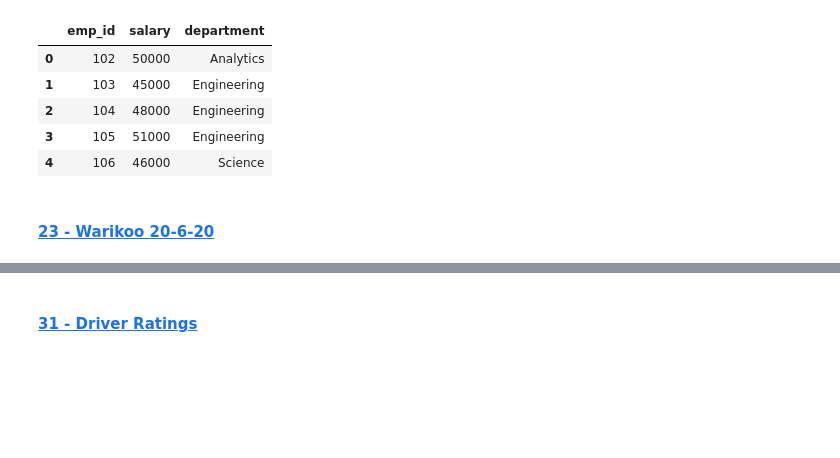
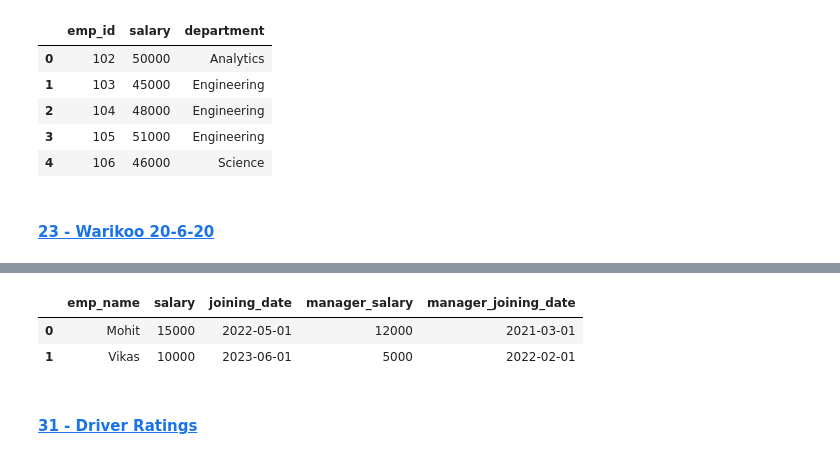
Before and after one commit to smor20/data_analysis, a Jupyter notebook: sql_on_pandas.ipynb, the cells around one changed output, grey strips where cells are left out. Drawn from its saved outputs; the diff is of its cells as text; code cells hidden in the pictures; blank space fills up the shorter version.

```diff
--- a/sql_on_pandas.ipynb
+++ b/sql_on_pandas.ipynb
@@ -1947,0 +2636,17 @@ group by user_name;
+# %%
+import pandas as pd
+
+# Create a dictionary with the employee data
+employee_data = {
+    'emp_id': [1, 2, 3, 4, 5, 6, 7, 8, 9, 10],
+    'emp_name': ['Ankit', 'Mohit', 'Vikas', 'Rohit', 'Mudit', 'Agam', 'Sanjay', 'Ashish', 'Mukesh', 'Rakesh'],
+    'joining_date': ['2021-01-01', '2022-05-01', '2023-06-01', '2022-02-01', '2021-03-01', '2024-02-01', '2024-02-21', '2023-01-05', '2020-02-03', '2022-08-01'],
+    'salary': [10000, 15000, 10000, 5000, 12000, 12000, 9000, 5000, 6000, 7000],
+    'manager_id': [4, 5, 4, 2, 6, 2, 2, 2, 6, 6]
+}
+
+# Create a DataFrame
+employee = pd.DataFrame(employee_data)
+
+# Display the DataFrame
+print(employee)
@@ -1948,3 +2665,16 @@ group by user_name;
+# %%
+query = '''
+select
+    e1.emp_name, e1.salary, e1.joining_date,
+    e2.salary manager_salary, e2.joining_date as manager_joining_date
+from employee e1 join employee e2 on e1.manager_id=e2.emp_id
+where e1.salary>e2.salary and e1.joining_date>e2.joining_date
+'''
+sqldf(query)
+# %% [output]
+|  | emp_name | salary | joining_date | manager_salary | manager_joining_date |
+| 0 | Mohit | 15000 | 2022-05-01 | 12000 | 2021-03-01 |
+| 1 | Vikas | 10000 | 2023-06-01 | 5000 | 2022-02-01 |
 # %% [markdown]
 #### [31 - Driver Ratings](https://100daysofsql.com/new-courses/1/coding-test/32)
 # %%
```
Also changed, not shown: parts of 37 cells of this notebook.
